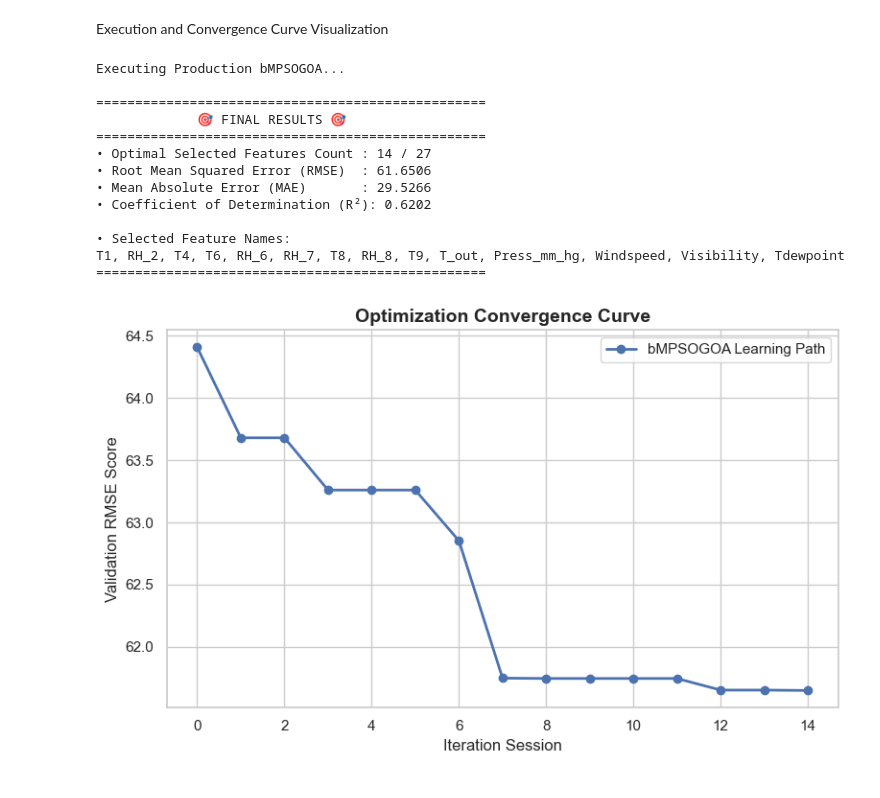
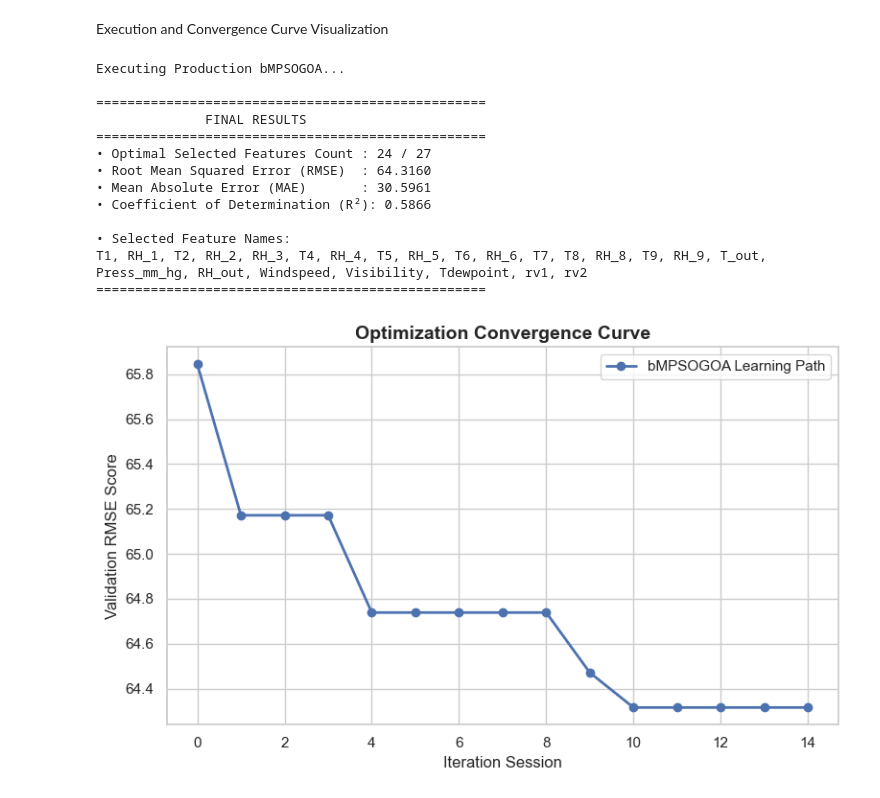
Before and after one commit to enessaglam0180/MPSOGOA_Feature_Selection, a Jupyter notebook: bMPSOGOA_final.ipynb, the cells around one changed output. Drawn from its saved outputs; the diff is of its cells as text; code cells hidden in the pictures.

```diff
--- a/bMPSOGOA_final.ipynb
+++ b/bMPSOGOA_final.ipynb
@@ -155,42 +155,42 @@ Data successfully split. Features size: 27, Instances: 19735
 Execution and Convergence Curve Visualization
 # %%
 print("Executing Production bMPSOGOA...")
-metrics, history = run_bMPSOGOA(X_train, X_test, y_train, y_test, transfer_type='sigmoid', max_iter=15)
+metrics, history = run_bMPSOGOA(X_train, X_test, y_train, y_test, transfer_type='v_shaped', max_iter=15)
 
 print("\n" + "="*50)
 print("              FINAL RESULTS              ")
 print("="*50)
 print(f"• Optimal Selected Features Count : {metrics['count']} / {X.shape[1]}")
 print(f"• Root Mean Squared Error (RMSE)  : {metrics['rmse']:.4f}")
 print(f"• Mean Absolute Error (MAE)       : {metrics['mae']:.4f}")
 print(f"• Coefficient of Determination (R²): {metrics['r2']:.4f}")
 
 selected_features = feature_names[metrics['binary'] == 1].tolist()
 print(f"\n• Selected Feature Names:\n{', '.join(selected_features)}")
 print("="*50)
 
 # Yakınsama Eğrisinin Çizilmesi
 plt.figure(figsize=(8, 5))
 sns.set_theme(style="whitegrid")
 plt.plot(history, marker='o', color='b', linewidth=2, label='bMPSOGOA Learning Path')
 plt.title('Optimization Convergence Curve', fontsize=14, fontweight='bold')
 plt.xlabel('Iteration Session', fontsize=12)
 plt.ylabel('Validation RMSE Score', fontsize=12)
 plt.legend()
 plt.tight_layout()
 plt.show()
 # %% [output]
 Executing Production bMPSOGOA...
 
 ==================================================
-             🎯 FINAL RESULTS 🎯
+              FINAL RESULTS
 ==================================================
-• Optimal Selected Features Count : 14 / 27
-• Root Mean Squared Error (RMSE)  : 61.6506
-• Mean Absolute Error (MAE)       : 29.5266
-• Coefficient of Determination (R²): 0.6202
+• Optimal Selected Features Count : 24 / 27
+• Root Mean Squared Error (RMSE)  : 64.3160
+• Mean Absolute Error (MAE)       : 30.5961
+• Coefficient of Determination (R²): 0.5866
 
 • Selected Feature Names:
-T1, RH_2, T4, T6, RH_6, RH_7, T8, RH_8, T9, T_out, Press_mm_hg, Windspeed, Visibility, Tdewpoint
+T1, RH_1, T2, RH_2, RH_3, T4, RH_4, T5, RH_5, T6, RH_6, T7, T8, RH_8, T9, RH_9, T_out, Press_mm_hg, RH_out, Windspeed, Visibility, Tdewpoint, rv1, rv2
 ==================================================
-[figure, old version]
+[figure, new version]
```
Also changed, not shown: 5 other files.
